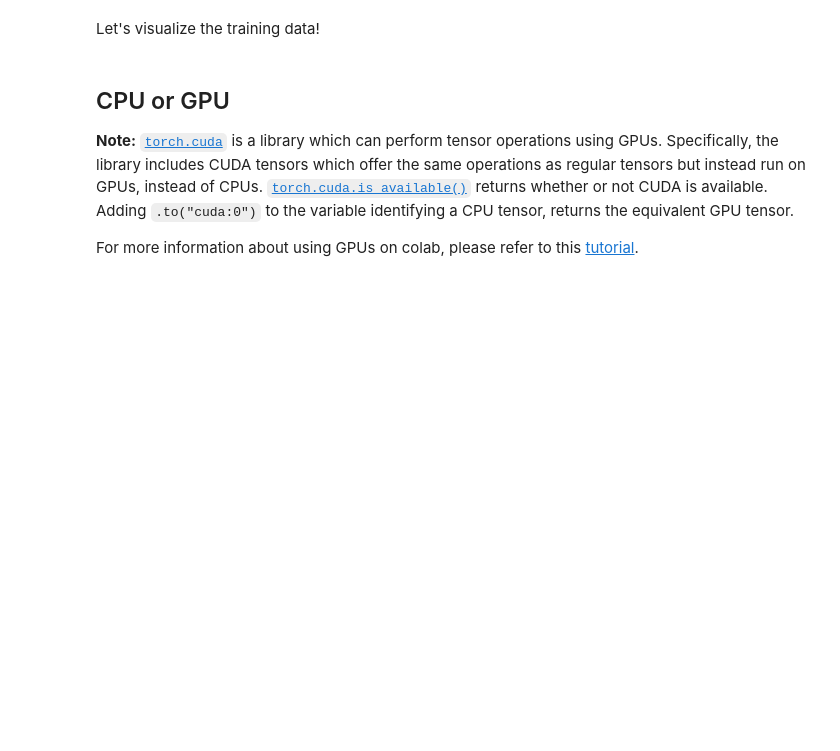
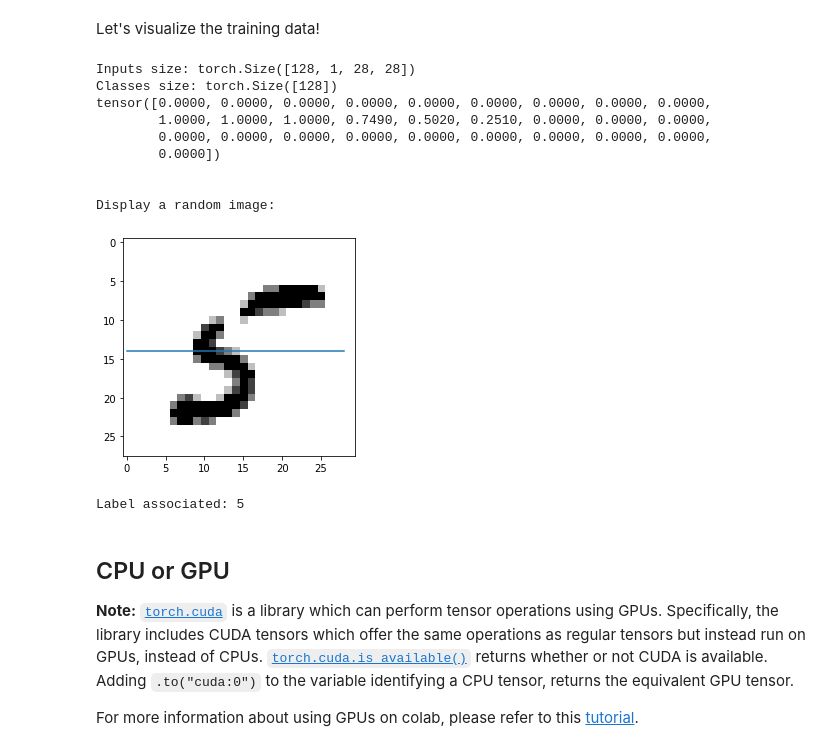
Before and after one commit to delemarchand2020/IVADO_MILA_DL, a Jupyter notebook: week3_CNN_denis_lemarchand.ipynb, the cells around one changed output. Cells and saved outputs as stored; diff of their text form; code cells hidden in the pictures; blank space fills up the shorter version.

```diff
--- a/week3_CNN_denis_lemarchand.ipynb
+++ b/week3_CNN_denis_lemarchand.ipynb
@@ -171,25 +212,41 @@ Let's visualize the training data!
 # %%
 %matplotlib inline
 import matplotlib.pyplot as plt
 
 inputs, labels = next(iter(train_loader))
 
 print('Inputs size: {}'.format(inputs.size()))
 print('Classes size: {}'.format(labels.size()))
 
 # Pick a random image of the batch
 idx = np.random.randint(len(inputs))
 img = 255 - inputs[idx] * 255
 
+# On affiche la ligne 14 des pixels (inputs)
+print(inputs[idx,0,14,:]) # ce sont des % de noirceur
+
 # Plot the image
 print('\n\nDisplay a random image:')
 img_np = img.numpy()[0, :, :] # Discard the channel dimension
 plt.imshow(img_np, cmap='gray', vmin=0, vmax=255)
 plt.grid(False)
+plt.plot([0,28],[14, 14]) # ligne 14
 plt.show()
 
 # display the associated label
 print(f"Label associated: {labels[idx]}")
+# %% [output]
+Inputs size: torch.Size([128, 1, 28, 28])
+Classes size: torch.Size([128])
+tensor([0.0000, 0.0000, 0.0000, 0.0000, 0.0000, 0.0000, 0.0000, 0.0000, 0.0000,
+        1.0000, 1.0000, 1.0000, 0.7490, 0.5020, 0.2510, 0.0000, 0.0000, 0.0000,
+        0.0000, 0.0000, 0.0000, 0.0000, 0.0000, 0.0000, 0.0000, 0.0000, 0.0000,
+        0.0000])
+
+
+Display a random image:
+[figure, added]
+Label associated: 5
 # %% [markdown]
 ## CPU or GPU
 **Note:** <a href="http://pytorch.org/docs/master/cuda.html#module-torch.cuda">`torch.cuda`</a> is a library which can perform tensor operations using GPUs. Specifically, the library includes CUDA tensors which offer the same operations as regular tensors but instead run on GPUs, instead of CPUs.
```
Also changed, not shown: parts of 20 cells of this notebook.
